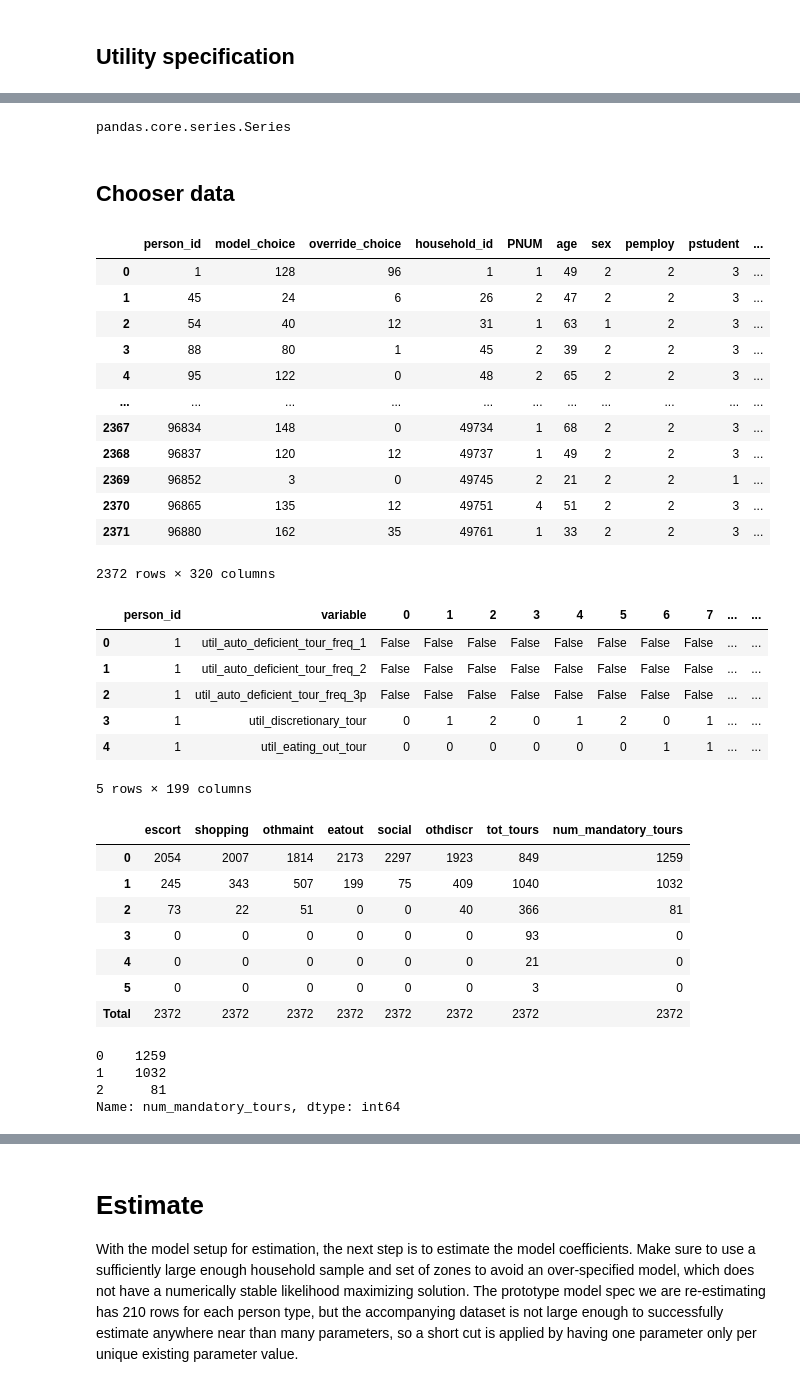
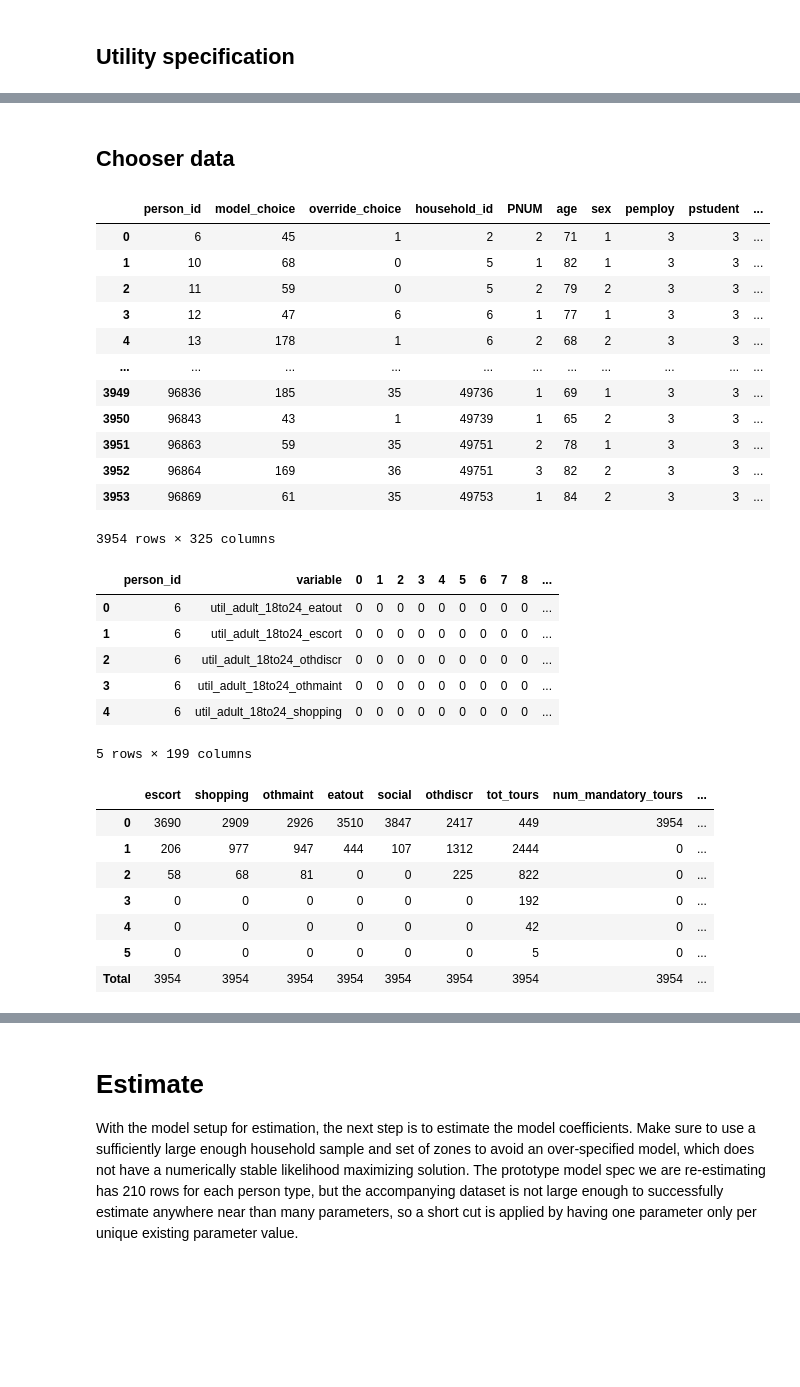
Before and after one commit to SANDAG/ABM, a Jupyter notebook: src/asim/estimation/resident/non_mand_tour_freq.ipynb, the cells around one changed output, grey strips where cells are left out. Cells and saved outputs as stored; diff of their text form; code cells hidden in the pictures; blank space fills up the shorter version.

```diff
--- a/src/asim/estimation/resident/non_mand_tour_freq.ipynb
+++ b/src/asim/estimation/resident/non_mand_tour_freq.ipynb
@@ -15,6 +15,8 @@ import numpy as np
 import activitysim
 import datetime
 activitysim.__version__
+
+pd.options.display.max_columns = 150
 # %% [markdown]
 We'll work in our `test` directory, where ActivitySim has saved the estimation data bundles.
 # %%
@@ -48,4 +64,6 @@ modelname = "nonmand_tour_freq"
 
 from activitysim.estimation.larch import component_model
 # model, data = component_model(modelname, return_data=True, condense_parameters=False, num_chunks=10)
-model, data = component_model(modelname, return_data=True, condense_parameters=False, segment_subset=['PTYPE_PART'], num_chunks=10)
+model, data = component_model(modelname, return_data=True, condense_parameters=False, segment_subset=['PTYPE_RETIRED'], num_chunks=10)
+
+ptype_for_display = 'PTYPE_RETIRED'
@@ -113,34 +136,30 @@ Name: PTYPE_PART, Length: 99, dtype: object
-# %%
-type(data.spec['PTYPE_PART'])
-# %% [output]
-pandas.core.series.Series
 # %% [markdown]
 ## Chooser data
 # %%
-data.chooser_data['PTYPE_PART']
+data.chooser_data[ptype_for_display]
 # %% [output]
 |  | person_id | model_choice | override_choice | household_id | PNUM | age | sex | pemploy | pstudent | ... |
-| 0 | 1 | 128 | 96 | 1 | 1 | 49 | 2 | 2 | 3 | ... |
-| 1 | 45 | 24 | 6 | 26 | 2 | 47 | 2 | 2 | 3 | ... |
-| 2 | 54 | 40 | 12 | 31 | 1 | 63 | 1 | 2 | 3 | ... |
-| 3 | 88 | 80 | 1 | 45 | 2 | 39 | 2 | 2 | 3 | ... |
-| 4 | 95 | 122 | 0 | 48 | 2 | 65 | 2 | 2 | 3 | ... |
+| 0 | 6 | 45 | 1 | 2 | 2 | 71 | 1 | 3 | 3 | ... |
+| 1 | 10 | 68 | 0 | 5 | 1 | 82 | 1 | 3 | 3 | ... |
+| 2 | 11 | 59 | 0 | 5 | 2 | 79 | 2 | 3 | 3 | ... |
+| 3 | 12 | 47 | 6 | 6 | 1 | 77 | 1 | 3 | 3 | ... |
+| 4 | 13 | 178 | 1 | 6 | 2 | 68 | 2 | 3 | 3 | ... |
 | ... | ... | ... | ... | ... | ... | ... | ... | ... | ... | ... |
-| 2367 | 96834 | 148 | 0 | 49734 | 1 | 68 | 2 | 2 | 3 | ... |
-| 2368 | 96837 | 120 | 12 | 49737 | 1 | 49 | 2 | 2 | 3 | ... |
-| 2369 | 96852 | 3 | 0 | 49745 | 2 | 21 | 2 | 2 | 1 | ... |
-| 2370 | 96865 | 135 | 12 | 49751 | 4 | 51 | 2 | 2 | 3 | ... |
-| 2371 | 96880 | 162 | 35 | 49761 | 1 | 33 | 2 | 2 | 3 | ... |
+| 3949 | 96836 | 185 | 35 | 49736 | 1 | 69 | 1 | 3 | 3 | ... |
+| 3950 | 96843 | 43 | 1 | 49739 | 1 | 65 | 2 | 3 | 3 | ... |
+| 3951 | 96863 | 59 | 35 | 49751 | 2 | 78 | 1 | 3 | 3 | ... |
+| 3952 | 96864 | 169 | 36 | 49751 | 3 | 82 | 2 | 3 | 3 | ... |
+| 3953 | 96869 | 61 | 35 | 49753 | 1 | 84 | 2 | 3 | 3 | ... |
-2372 rows × 320 columns
+3954 rows × 325 columns
 # %%
-alt_df = data.alt_values['PTYPE_PART']
+alt_df = data.alt_values[ptype_for_display]
 alt_df.head()
 # %% [output]
-|  | person_id | variable | 0 | 1 | 2 | 3 | 4 | 5 | 6 | 7 | ... | ... |
-| 0 | 1 | util_auto_deficient_tour_freq_1 | False | False | False | False | False | False | False | False | ... | ... |
-| 1 | 1 | util_auto_deficient_tour_freq_2 | False | False | False | False | False | False | False | False | ... | ... |
-| 2 | 1 | util_auto_deficient_tour_freq_3p | False | False | False | False | False | False | False | False | ... | ... |
-| 3 | 1 | util_discretionary_tour | 0 | 1 | 2 | 0 | 1 | 2 | 0 | 1 | ... | ... |
-| 4 | 1 | util_eating_out_tour | 0 | 0 | 0 | 0 | 0 | 0 | 1 | 1 | ... | ... |
+|  | person_id | variable | 0 | 1 | 2 | 3 | 4 | 5 | 6 | 7 | 8 | ... |
+| 0 | 6 | util_adult_18to24_eatout | 0 | 0 | 0 | 0 | 0 | 0 | 0 | 0 | 0 | ... |
+| 1 | 6 | util_adult_18to24_escort | 0 | 0 | 0 | 0 | 0 | 0 | 0 | 0 | 0 | ... |
+| 2 | 6 | util_adult_18to24_othdiscr | 0 | 0 | 0 | 0 | 0 | 0 | 0 | 0 | 0 | ... |
+| 3 | 6 | util_adult_18to24_othmaint | 0 | 0 | 0 | 0 | 0 | 0 | 0 | 0 | 0 | ... |
+| 4 | 6 | util_adult_18to24_shopping | 0 | 0 | 0 | 0 | 0 | 0 | 0 | 0 | 0 | ... |
 5 rows × 199 columns
 # %%
@@ -149,7 +168,7 @@ alts = pd.read_csv(r"C:\ABM3_dev\outputs\output\estimation_data_bundle\non_manda
 df = df.merge(alts, how='left', left_on='override_choice', right_index=True)
 # %%
 tour_counts = []
-for col in ['escort','shopping','othmaint','eatout','social','othdiscr','tot_tours', 'num_mandatory_tours']:
+for col in ['escort','shopping','othmaint','eatout','social','othdiscr','tot_tours', 'num_mandatory_tours', 'num_joint_tours']:
     tmp = df[col].value_counts()
     tour_counts.append(tmp)
 
@@ -157,18 +176,11 @@ tour_counts = pd.concat(tour_counts, axis=1).fillna(0).astype(int)
 tour_counts.loc['Total'] = tour_counts.sum(axis=0)
 tour_counts
 # %% [output]
-|  | escort | shopping | othmaint | eatout | social | othdiscr | tot_tours | num_mandatory_tours |
-| 0 | 2054 | 2007 | 1814 | 2173 | 2297 | 1923 | 849 | 1259 |
-| 1 | 245 | 343 | 507 | 199 | 75 | 409 | 1040 | 1032 |
-| 2 | 73 | 22 | 51 | 0 | 0 | 40 | 366 | 81 |
-| 3 | 0 | 0 | 0 | 0 | 0 | 0 | 93 | 0 |
-| 4 | 0 | 0 | 0 | 0 | 0 | 0 | 21 | 0 |
-| 5 | 0 | 0 | 0 | 0 | 0 | 0 | 3 | 0 |
-| Total | 2372 | 2372 | 2372 | 2372 | 2372 | 2372 | 2372 | 2372 |
+|  | escort | shopping | othmaint | eatout | social | othdiscr | tot_tours | num_mandatory_tours | ... |
+| 0 | 3690 | 2909 | 2926 | 3510 | 3847 | 2417 | 449 | 3954 | ... |
+| 1 | 206 | 977 | 947 | 444 | 107 | 1312 | 2444 | 0 | ... |
+| 2 | 58 | 68 | 81 | 0 | 0 | 225 | 822 | 0 | ... |
+| 3 | 0 | 0 | 0 | 0 | 0 | 0 | 192 | 0 | ... |
+| 4 | 0 | 0 | 0 | 0 | 0 | 0 | 42 | 0 | ... |
+| 5 | 0 | 0 | 0 | 0 | 0 | 0 | 5 | 0 | ... |
+| Total | 3954 | 3954 | 3954 | 3954 | 3954 | 3954 | 3954 | 3954 | ... |
-# %%
-df.num_mandatory_tours.value_counts()
-# %% [output]
-0    1259
-1    1032
-2      81
-Name: num_mandatory_tours, dtype: int64
```
Also changed, not shown: parts of 17 cells of this notebook, 23 other files.
